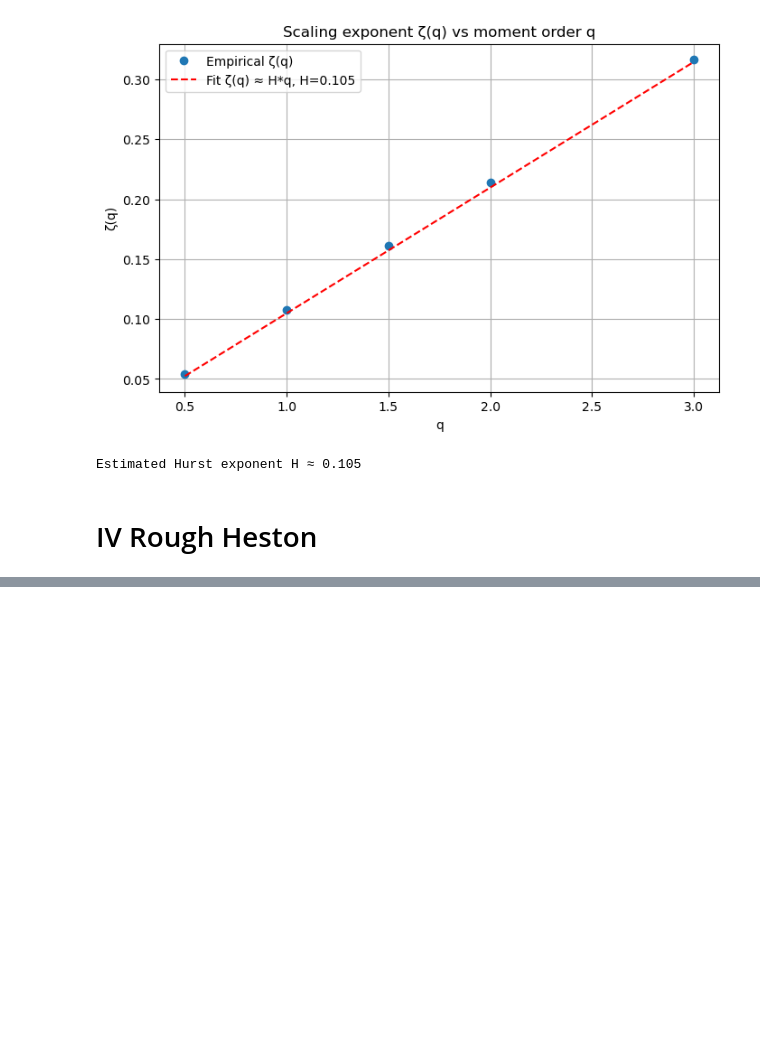
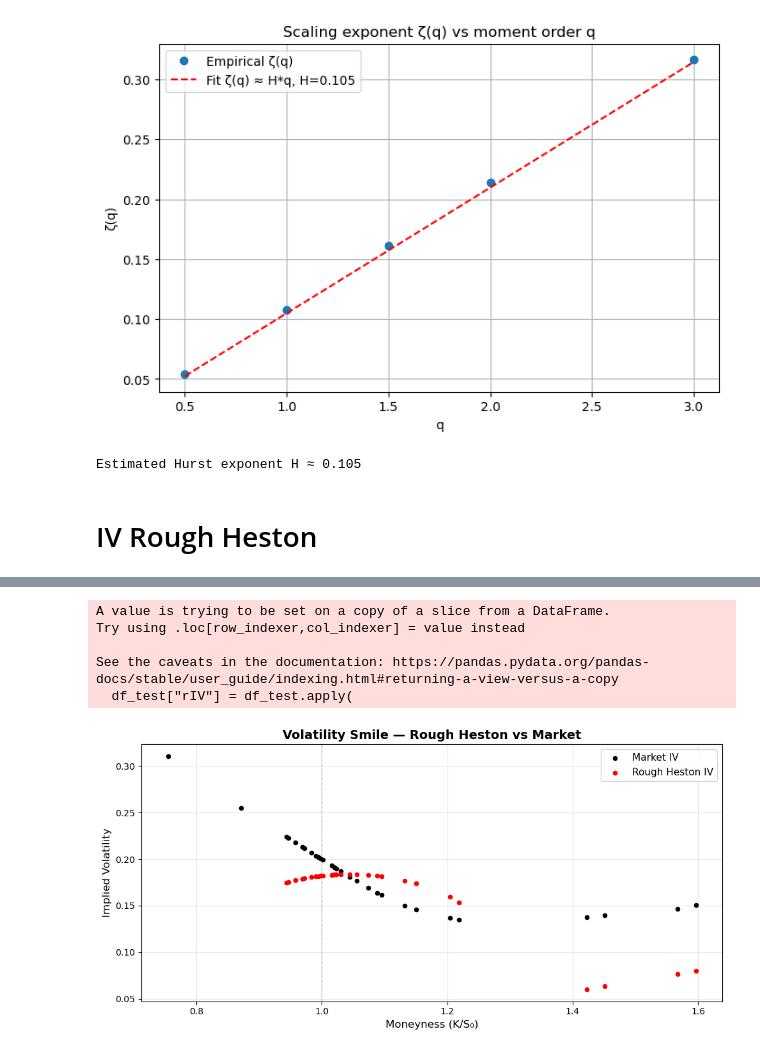
Before and after one commit to MassilGG/Rough-Volatility, a Jupyter notebook: Notebook.ipynb, the cells around one changed output, grey strips where cells are left out. Saved outputs shown, nothing was run; the diff lists cells and outputs as text; code cells hidden in the pictures; blank space fills up the shorter version.

```diff
--- a/Notebook.ipynb
+++ b/Notebook.ipynb
@@ -927,0 +1116,29 @@ plt.show()
+# %%
+df_test["rIV"] = df_test.apply(
+    lambda row:  iv_one( S0, row["STRIKE"], row["T"], r, q, row["rPRICE"], row["TYPE"],),axis=1)
+# %% [output]
+A value is trying to be set on a copy of a slice from a DataFrame.
+Try using .loc[row_indexer,col_indexer] = value instead
+
+See the caveats in the documentation: https://pandas.pydata.org/pandas-docs/stable/user_guide/indexing.html#returning-a-view-versus-a-copy
+  df_test["rIV"] = df_test.apply(
+# %%
+fig, ax = plt.subplots(figsize=(10, 5))
+
+ax.scatter(df_test['MONEYNESS'], df_test['IV_MID'],
+           color='black', s=20, label='Market IV', zorder=3)
+ax.scatter(df_test['MONEYNESS'], df_test['rIV'],
+           color='red', s=20, label='Rough Heston IV', zorder=3)
+
+ax.axvline(1, color='gray', linewidth=1, linestyle='--', alpha=0.5)  # ATM
+
+ax.set_title('Volatility Smile — Rough Heston vs Market', fontsize=14, fontweight='bold')
+ax.set_xlabel('Moneyness (K/S₀)', fontsize=12)
+ax.set_ylabel('Implied Volatility', fontsize=12)
+ax.legend(fontsize=11)
+ax.grid(True, alpha=0.3)
+
+plt.tight_layout()
+plt.show()
+# %% [output]
+[figure, added]
```
Also changed, not shown: parts of 42 cells of this notebook.
